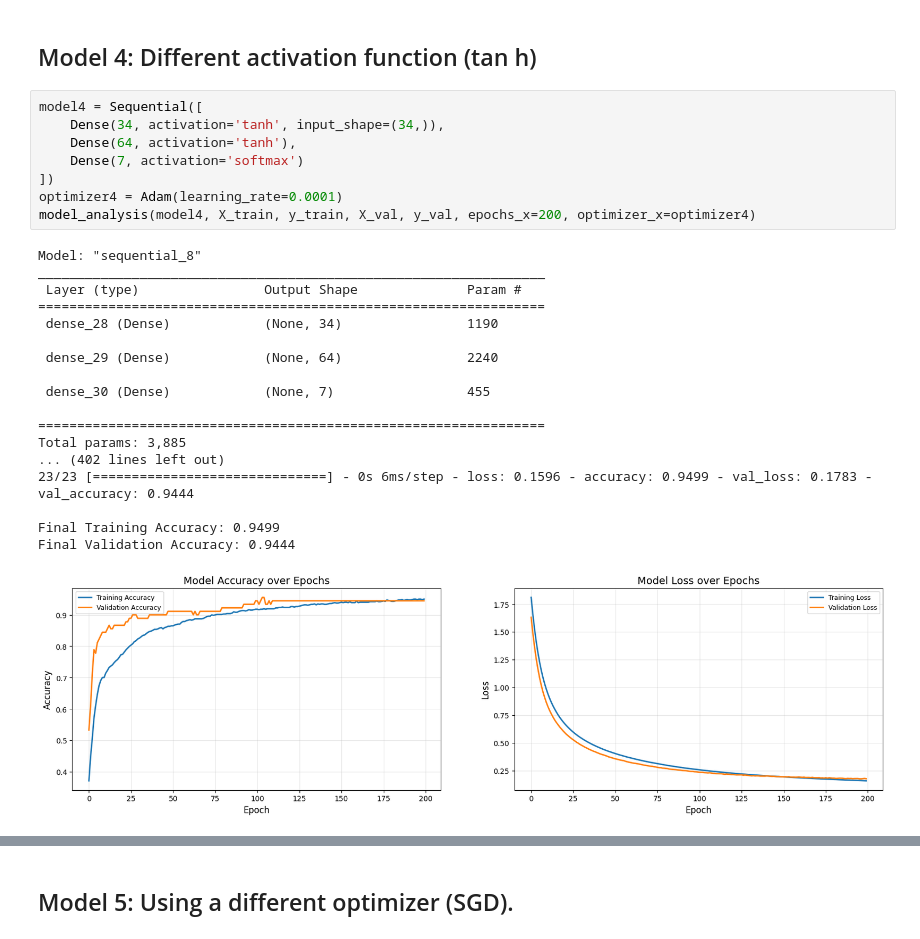
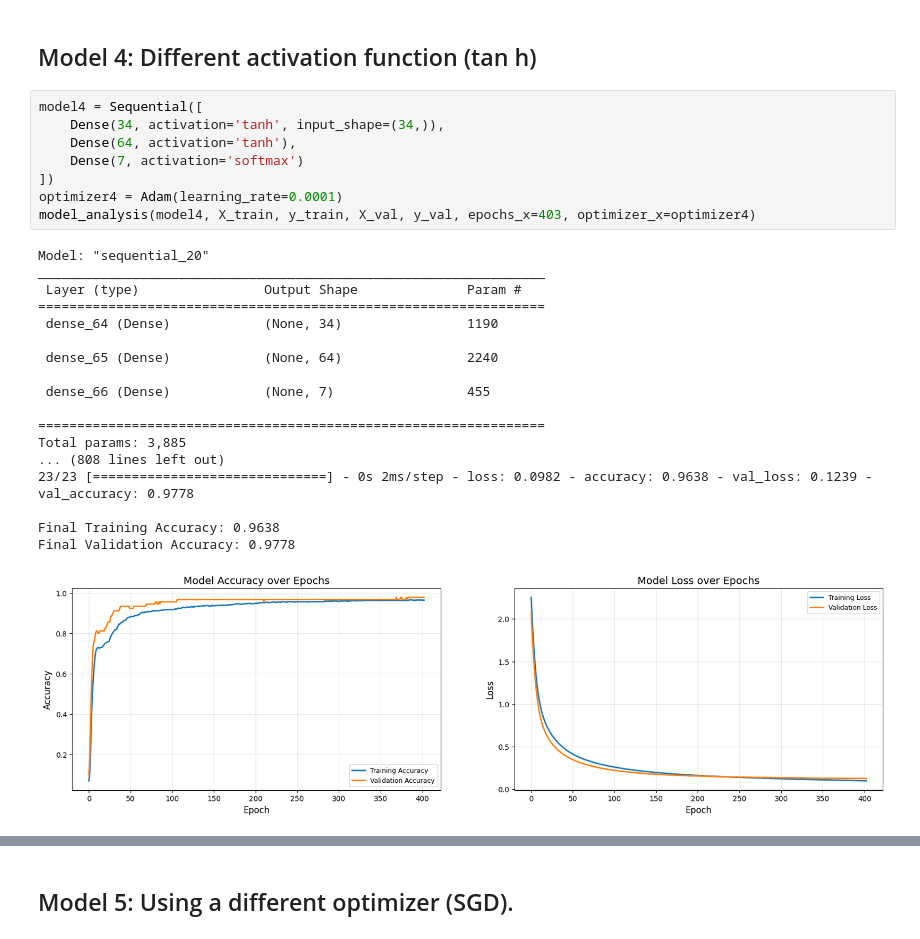
Before and after one commit to DanielMelo46/Neural_Networks_Assignment_1, a Jupyter notebook: assignment_2.ipynb, the cells around one changed output, grey strips where cells are left out. Drawn from its saved outputs; the diff is of its cells as text.

```diff
--- a/assignment_2.ipynb
+++ b/assignment_2.ipynb
@@ -494,30 +475,30 @@ WARNING:tensorflow:5 out of the last 13 calls to <function Model.make_predict_fu
 # %%
 model4 = Sequential([
     Dense(34, activation='tanh', input_shape=(34,)),
     Dense(64, activation='tanh'),
     Dense(7, activation='softmax')
 ])
 optimizer4 = Adam(learning_rate=0.0001)
-model_analysis(model4, X_train, y_train, X_val, y_val, epochs_x=200, optimizer_x=optimizer4)
+model_analysis(model4, X_train, y_train, X_val, y_val, epochs_x=403, optimizer_x=optimizer4)
 # %% [output]
-Model: "sequential_8"
+Model: "sequential_20"
 _________________________________________________________________
  Layer (type)                Output Shape              Param #
 =================================================================
- dense_28 (Dense)            (None, 34)                1190
+ dense_64 (Dense)            (None, 34)                1190
 
- dense_29 (Dense)            (None, 64)                2240
+ dense_65 (Dense)            (None, 64)                2240
 
- dense_30 (Dense)            (None, 7)                 455
+ dense_66 (Dense)            (None, 7)                 455
 
 =================================================================
 Total params: 3,885
-... (402 lines left out)
-23/23 [==============================] - 0s 6ms/step - loss: 0.1596 - accuracy: 0.9499 - val_loss: 0.1783 - val_accuracy: 0.9444
+... (808 lines left out)
+23/23 [==============================] - 0s 2ms/step - loss: 0.0982 - accuracy: 0.9638 - val_loss: 0.1239 - val_accuracy: 0.9778
 
-Final Training Accuracy: 0.9499
-Final Validation Accuracy: 0.9444
+Final Training Accuracy: 0.9638
+Final Validation Accuracy: 0.9778
-[figure, old version]
+[figure, new version]
 [figure]
 # %% [markdown]
 ## Model 5: Using a different optimizer (SGD).
```
Also changed, not shown: parts of 11 cells of this notebook.
